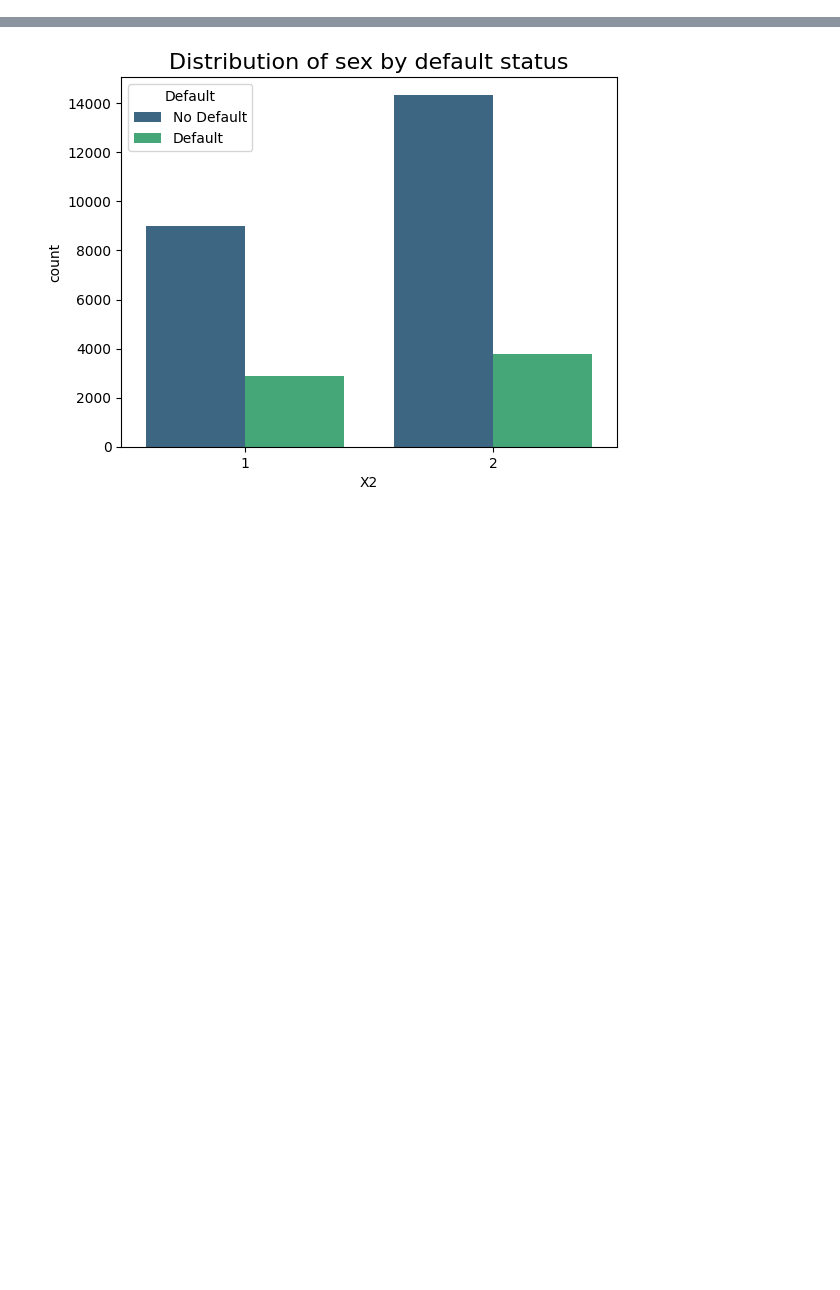
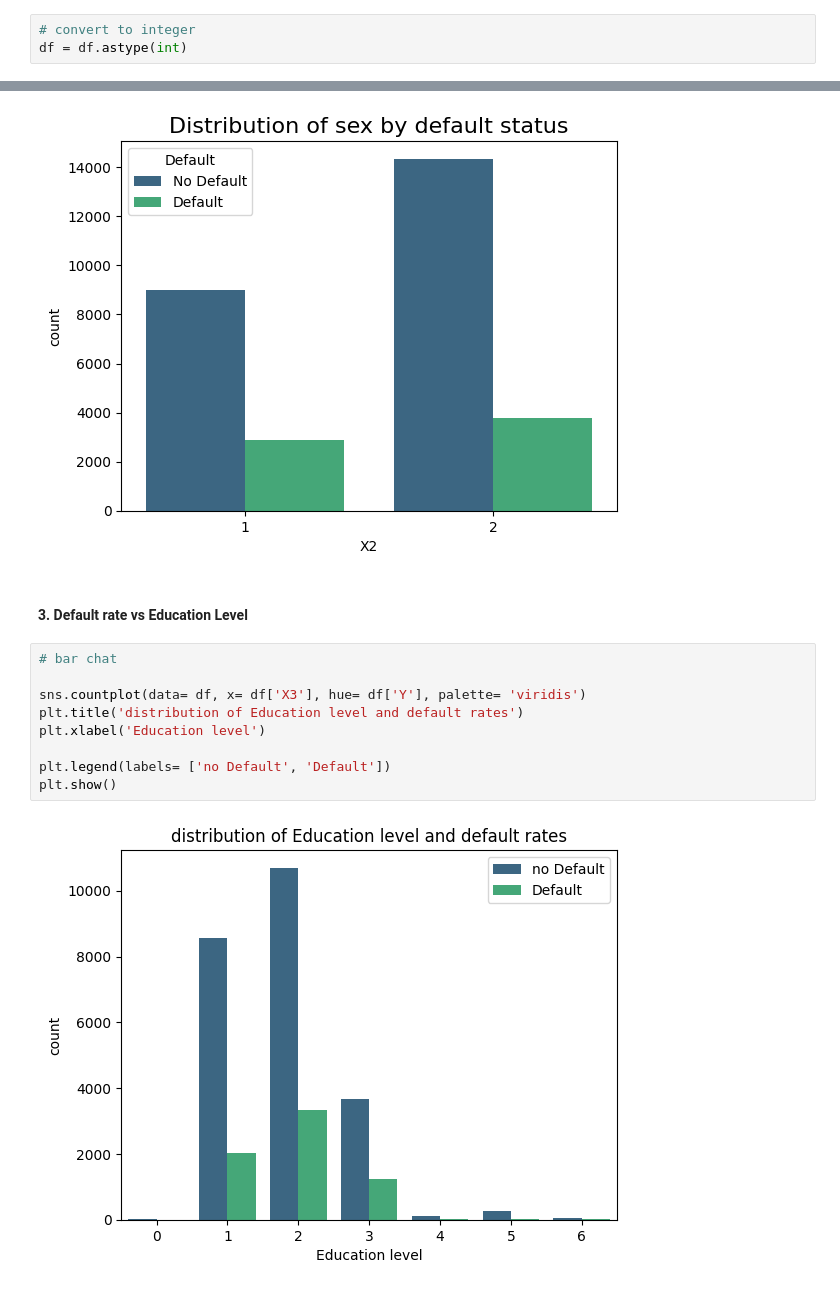
Before and after one commit to topollonaketsana/Data_Analysis, a Jupyter notebook: Taiwanese_Credit_Defaults/notebook/Taiwanese.ipynb, the cells around one changed output, grey strips where cells are left out. Cells and saved outputs as stored; diff of their text form; blank space fills up the shorter version.

```diff
--- a/Taiwanese_Credit_Defaults/notebook/Taiwanese.ipynb
+++ b/Taiwanese_Credit_Defaults/notebook/Taiwanese.ipynb
@@ -121,0 +129,3 @@ dtype: object
+# %%
+# convert to integer
+df = df.astype(int)
@@ -203,3 +251,16 @@ plt.legend(title= 'Default', labels= ['No Default', 'Default'], fontsize= 10)
 plt.show()
 # %% [output]
 [figure]
+# %% [markdown]
+#### 3. Default rate vs Education Level
+# %%
+# bar chat
+
+sns.countplot(data= df, x= df['X3'], hue= df['Y'], palette= 'viridis')
+plt.title('distribution of Education level and default rates')
+plt.xlabel('Education level')
+
+plt.legend(labels= ['no Default', 'Default'])
+plt.show()
+# %% [output]
+[figure, added]
```
Also changed, not shown: parts of 25 cells of this notebook.
